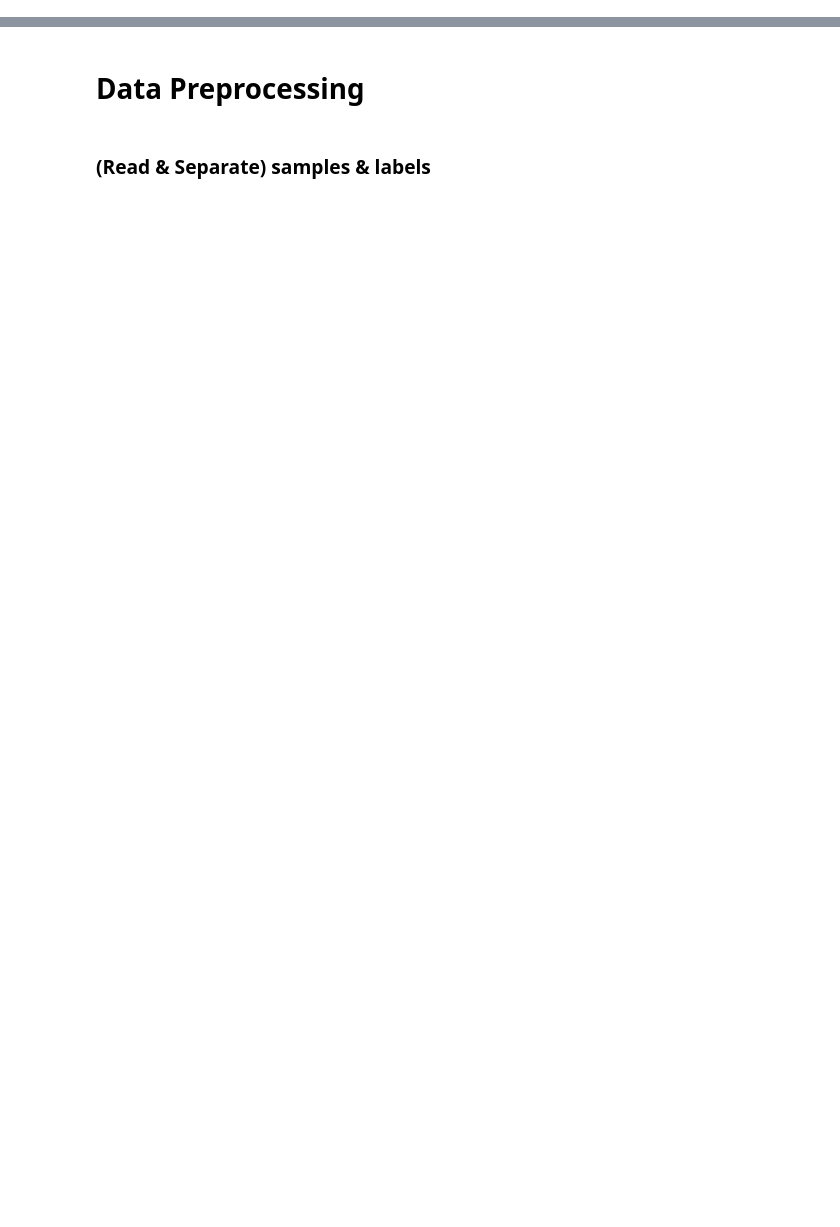
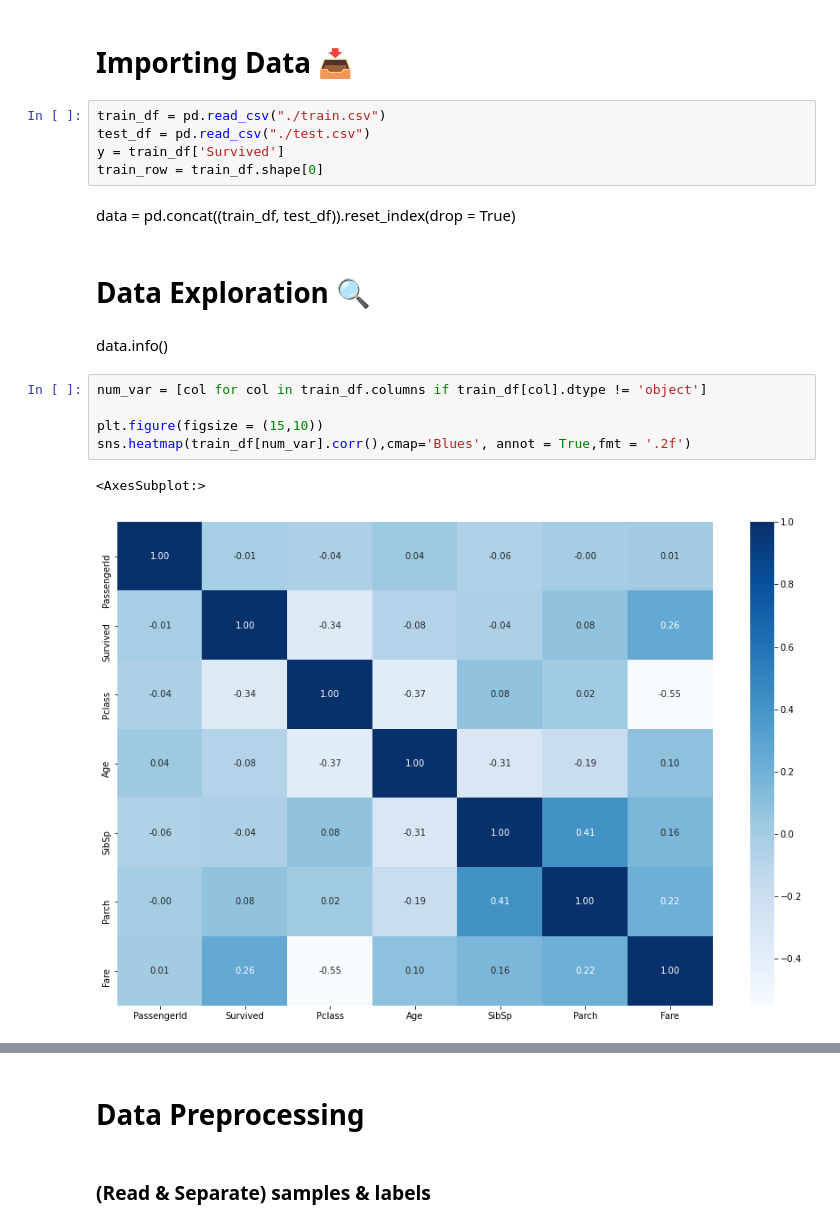
Before and after one commit to Passant-Abdelgalil/Titanic-Kaggle-Competition-, a Jupyter notebook: Titanic.ipynb, the cells around one changed output, grey strips where cells are left out. Cells and saved outputs as stored; diff of their text form; blank space fills up the shorter version.

Commit message:
initial visualizations

```diff
--- a/Titanic.ipynb
+++ b/Titanic.ipynb
@@ -8,0 +15,21 @@ from sklearn.linear_model import LogisticRegression
+# %% [markdown]
+# Importing Data 📥
+# %%
+train_df = pd.read_csv("./train.csv")
+test_df = pd.read_csv("./test.csv")
+y = train_df['Survived']
+train_row = train_df.shape[0]
+# %% [markdown]
+data = pd.concat((train_df, test_df)).reset_index(drop = True)
+# %% [markdown]
+# Data Exploration 🔍
+# %% [markdown]
+data.info()
+# %%
+num_var = [col for col in train_df.columns if train_df[col].dtype != 'object']
+
+plt.figure(figsize = (15,10))
+sns.heatmap(train_df[num_var].corr(),cmap='Blues', annot = True,fmt = '.2f')
+# %% [output]
+<AxesSubplot:>
+[figure, added]
```
Also changed, not shown: parts of 41 cells of this notebook.
